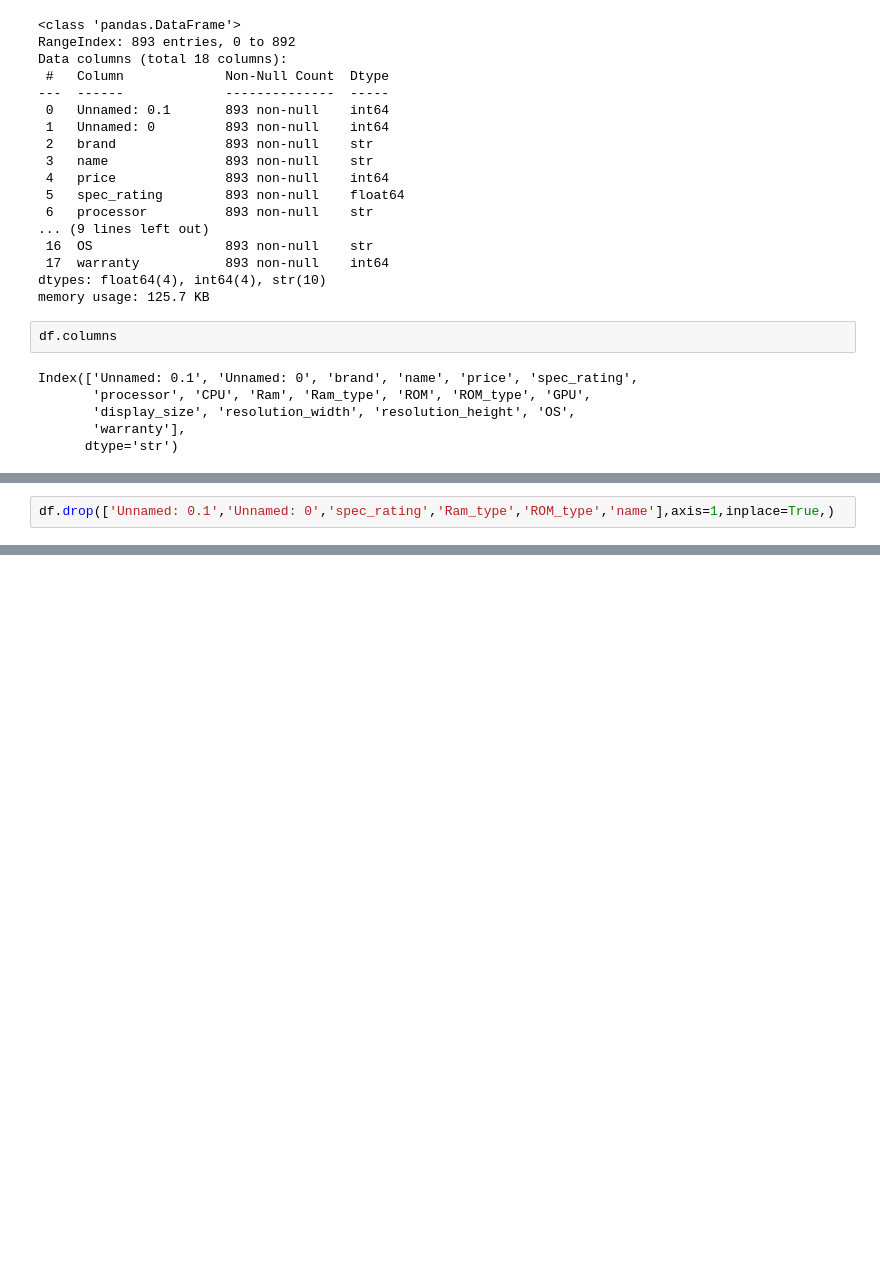
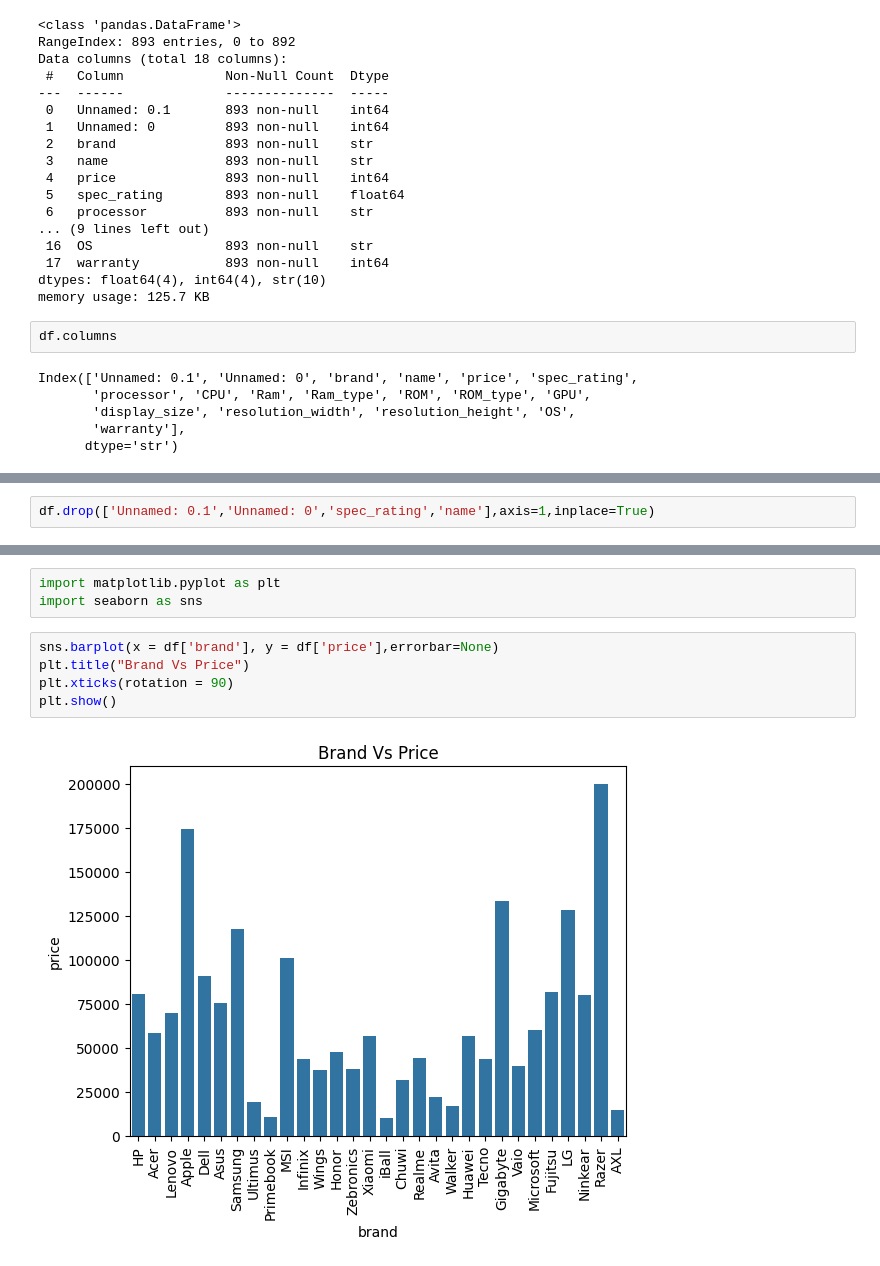
Before and after one commit to Ritika-Gauttam/Summer-2026, a Jupyter notebook: Machine Learning/Project/Laptop_Price_Prediction/laptop_price_prediction.ipynb, the cells around one changed output, grey strips where cells are left out. Drawn from its saved outputs; the diff is of its cells as text; blank space fills up the shorter version.

```diff
--- a/Machine Learning/Project/Laptop_Price_Prediction/laptop_price_prediction.ipynb
+++ b/Machine Learning/Project/Laptop_Price_Prediction/laptop_price_prediction.ipynb
@@ -91,2 +75,2 @@ df
 # %%
-df.drop(['Unnamed: 0.1','Unnamed: 0','spec_rating','Ram_type','ROM_type','name'],axis=1,inplace=True,)
+df.drop(['Unnamed: 0.1','Unnamed: 0','spec_rating','name'],axis=1,inplace=True)
@@ -108,0 +104,10 @@ df
+# %%
+import matplotlib.pyplot as plt
+import seaborn as sns
+# %%
+sns.barplot(x = df['brand'], y = df['price'],errorbar=None)
+plt.title("Brand Vs Price")
+plt.xticks(rotation = 90)
+plt.show()
+# %% [output]
+[figure, added]
```
Also changed, not shown: parts of 41 cells of this notebook, 5 other files.
